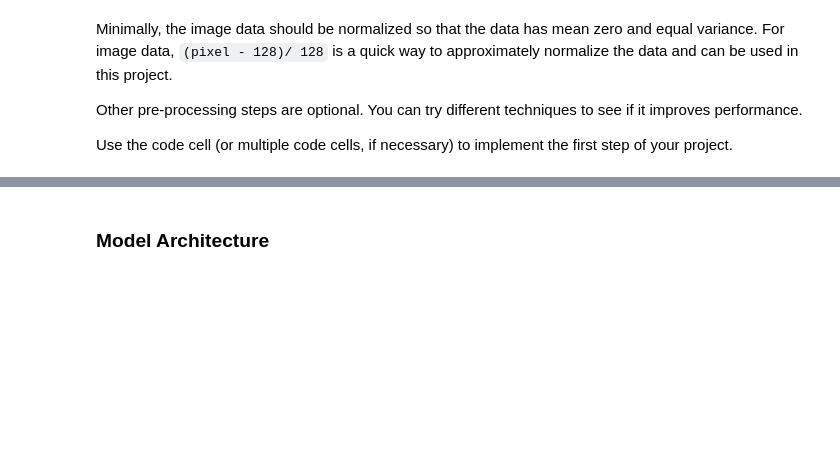
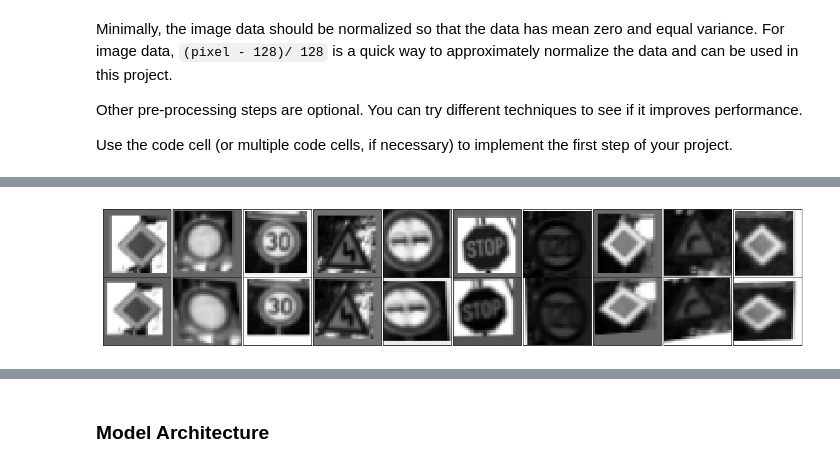
Before and after one commit to shanekelly/traffic-sign-classification, a Jupyter notebook: traffic_sign_classifier.ipynb, the cells around one changed output, grey strips where cells are left out. Cells and saved outputs as stored; diff of their text form; code cells hidden in the pictures; blank space fills up the shorter version.

```diff
--- a/traffic_sign_classifier.ipynb
+++ b/traffic_sign_classifier.ipynb
@@ -138,0 +284,35 @@ Use the code cell (or multiple code cells, if necessary) to implement the first
+# %%
+# WARP PERSPECTIVE
+
+def apply_random_perspective_warp(img):
+    max = 3 # maximum point shift per axis, in pixels
+
+    h, w, _ = img.shape
+
+    top_left = (0, 0)
+    top_right = (0, w)
+    bot_left = (h, 0)
+
+    source_points = np.float32([top_left, top_right, bot_left])
+
+    destination_points = np.float32([top_left + np.random.randint(-max, max, 2),
+            top_right + np.random.randint(-max, max, 2),
+            bot_left + np.random.randint(-max, max, 2)])
+
+    M = cv2.getAffineTransform(source_points, destination_points)
+    perspective_warped_img = cv2.warpAffine(img, M, (32, 32))
+
+    return perspective_warped_img
+
+def apply_random_perspective_warps(img_dataset):
+    original_shape = img_dataset.shape
+    perspective_warped_imgs = []
+    for img in img_dataset:
+        perspective_warped_imgs.append(apply_random_perspective_warp(img))
+    return np.reshape(np.array(perspective_warped_imgs), original_shape)
+
+x_train_t_s_w = apply_random_perspective_warps(x_train_t_s)
+
+visually_compare_img_datasets(x_train_t_s.squeeze(), x_train_t_s_w.squeeze())
+# %% [output]
+[figure, added]
```
Also changed, not shown: parts of 21 cells of this notebook.
